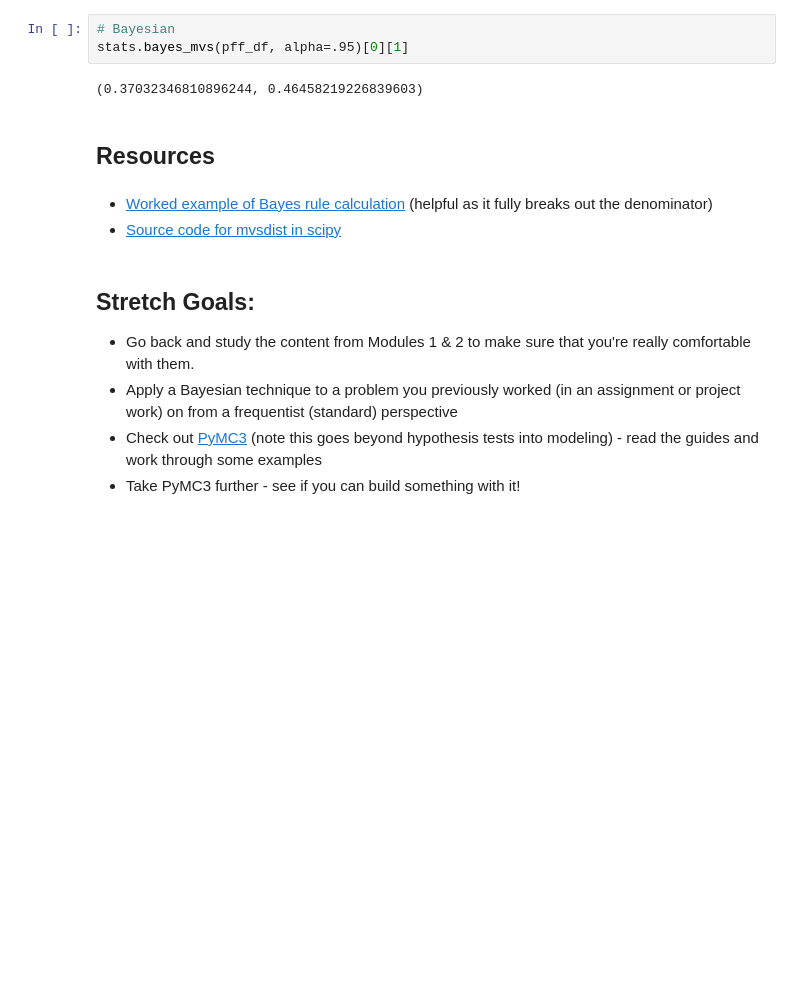
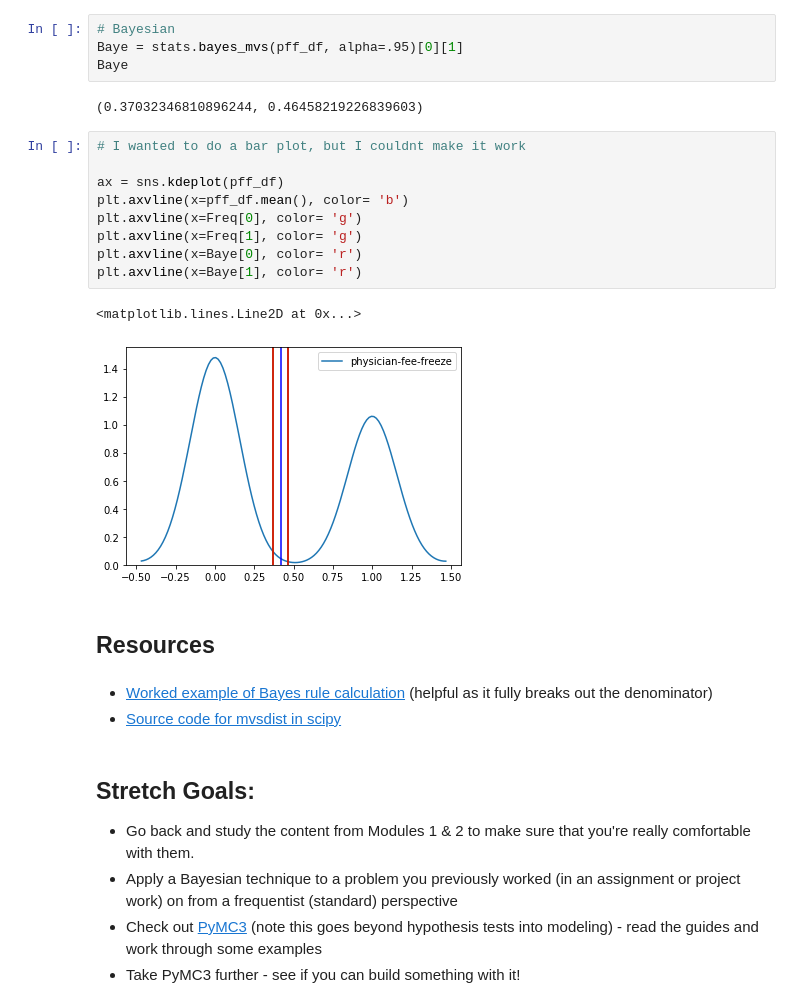
Before and after one commit to manic2man/DS-Unit-1-Sprint-2-Statistics, a Jupyter notebook: module3/LS_DS_123_Introduction_to_Bayesian_Inference_Assignment.ipynb, the cells around one changed output. Cells and saved outputs as stored; diff of their text form; blank space fills up the shorter version.

```diff
--- a/module3/LS_DS_123_Introduction_to_Bayesian_Inference_Assignment.ipynb
+++ b/module3/LS_DS_123_Introduction_to_Bayesian_Inference_Assignment.ipynb
@@ -160,9 +160,22 @@ Freq
 (0.37032378704117536, 0.4645818733361831)
 # %%
 # Bayesian
-stats.bayes_mvs(pff_df, alpha=.95)[0][1]
+Baye = stats.bayes_mvs(pff_df, alpha=.95)[0][1]
+Baye
 # %% [output]
 (0.37032346810896244, 0.46458219226839603)
+# %%
+# I wanted to do a bar plot, but I couldnt make it work
+
+ax = sns.kdeplot(pff_df)
+plt.axvline(x=pff_df.mean(), color= 'b')
+plt.axvline(x=Freq[0], color= 'g')
+plt.axvline(x=Freq[1], color= 'g')
+plt.axvline(x=Baye[0], color= 'r')
+plt.axvline(x=Baye[1], color= 'r')
+# %% [output]
+<matplotlib.lines.Line2D at 0x...>
+[figure, added]
 # %% [markdown]
 ## Resources
 # %% [markdown]
```
